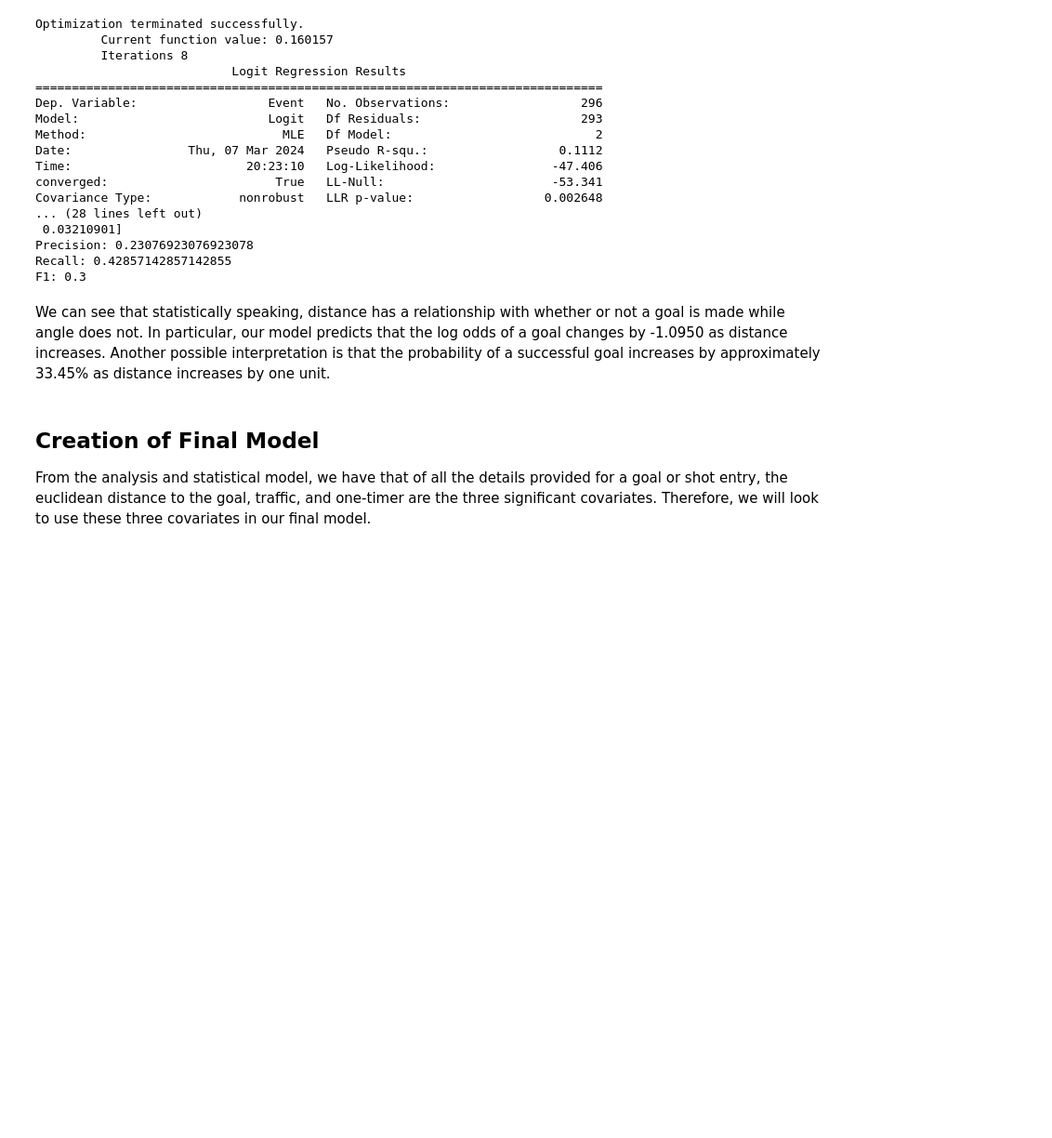
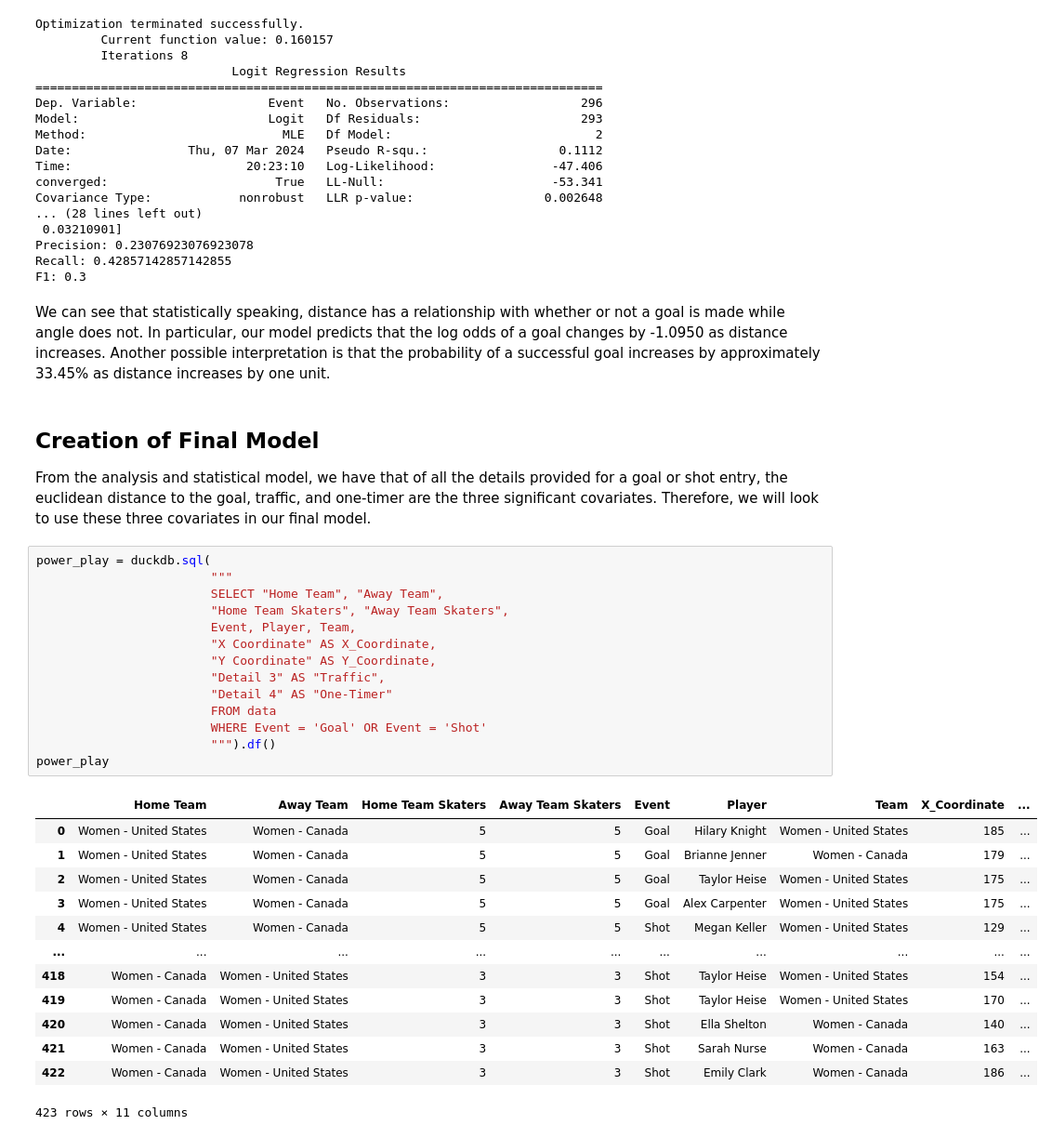
Before and after one commit to yzhao2433/big_red_cup24, a Jupyter notebook: GoalPowerPlay.ipynb, the cells around one changed output. Shown at 93% size. Cells and saved outputs as stored; diff of their text form; blank space fills up the shorter version.

```diff
--- a/GoalPowerPlay.ipynb
+++ b/GoalPowerPlay.ipynb
@@ -269,3 +269,31 @@ In particular, our model predicts that the log odds of a goal changes by -1.0950
 ## Creation of Final Model
 
 From the analysis and statistical model, we have that of all the details provided for a goal or shot entry, the euclidean distance to the goal, traffic, and one-timer are the three significant covariates. Therefore, we will look to use these three covariates in our final model.
+# %%
+power_play = duckdb.sql(
+                        """
+                        SELECT "Home Team", "Away Team",
+                        "Home Team Skaters", "Away Team Skaters",
+                        Event, Player, Team,
+                        "X Coordinate" AS X_Coordinate,
+                        "Y Coordinate" AS Y_Coordinate,
+                        "Detail 3" AS "Traffic",
+                        "Detail 4" AS "One-Timer"
+                        FROM data
+                        WHERE Event = 'Goal' OR Event = 'Shot'
+                        """).df()
+power_play
+# %% [output]
+|  | Home Team | Away Team | Home Team Skaters | Away Team Skaters | Event | Player | Team | X_Coordinate | ... |
+| 0 | Women - United States | Women - Canada | 5 | 5 | Goal | Hilary Knight | Women - United States | 185 | ... |
+| 1 | Women - United States | Women - Canada | 5 | 5 | Goal | Brianne Jenner | Women - Canada | 179 | ... |
+| 2 | Women - United States | Women - Canada | 5 | 5 | Goal | Taylor Heise | Women - United States | 175 | ... |
+| 3 | Women - United States | Women - Canada | 5 | 5 | Goal | Alex Carpenter | Women - United States | 175 | ... |
+| 4 | Women - United States | Women - Canada | 5 | 5 | Shot | Megan Keller | Women - United States | 129 | ... |
+| ... | ... | ... | ... | ... | ... | ... | ... | ... | ... |
+| 418 | Women - Canada | Women - United States | 3 | 3 | Shot | Taylor Heise | Women - United States | 154 | ... |
+| 419 | Women - Canada | Women - United States | 3 | 3 | Shot | Taylor Heise | Women - United States | 170 | ... |
+| 420 | Women - Canada | Women - United States | 3 | 3 | Shot | Ella Shelton | Women - Canada | 140 | ... |
+| 421 | Women - Canada | Women - United States | 3 | 3 | Shot | Sarah Nurse | Women - Canada | 163 | ... |
+| 422 | Women - Canada | Women - United States | 3 | 3 | Shot | Emily Clark | Women - Canada | 186 | ... |
+423 rows × 11 columns
```
Also changed, not shown: parts of 3 cells of this notebook.
